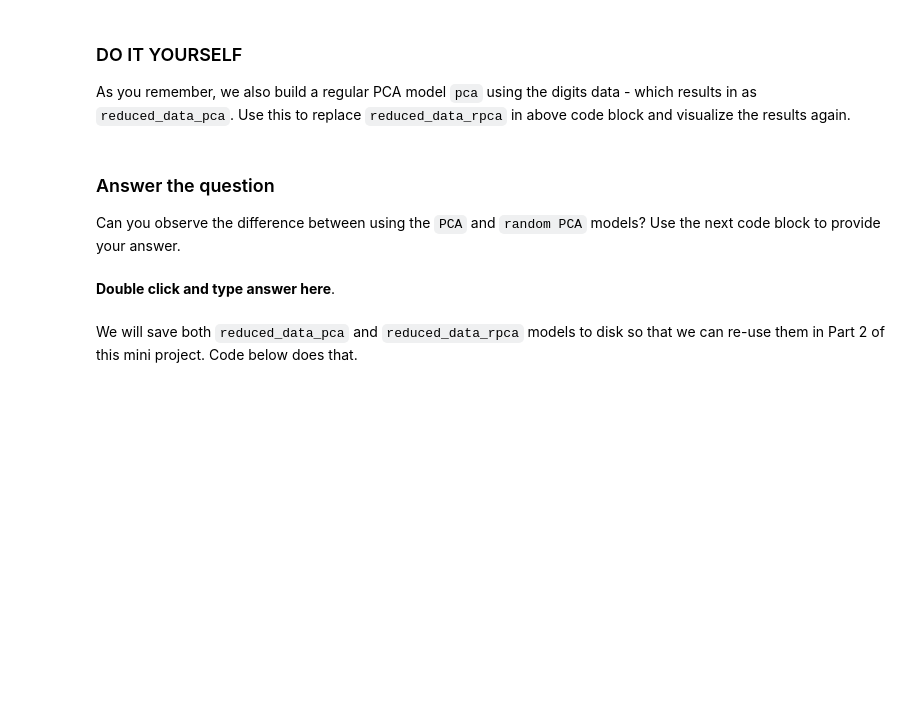
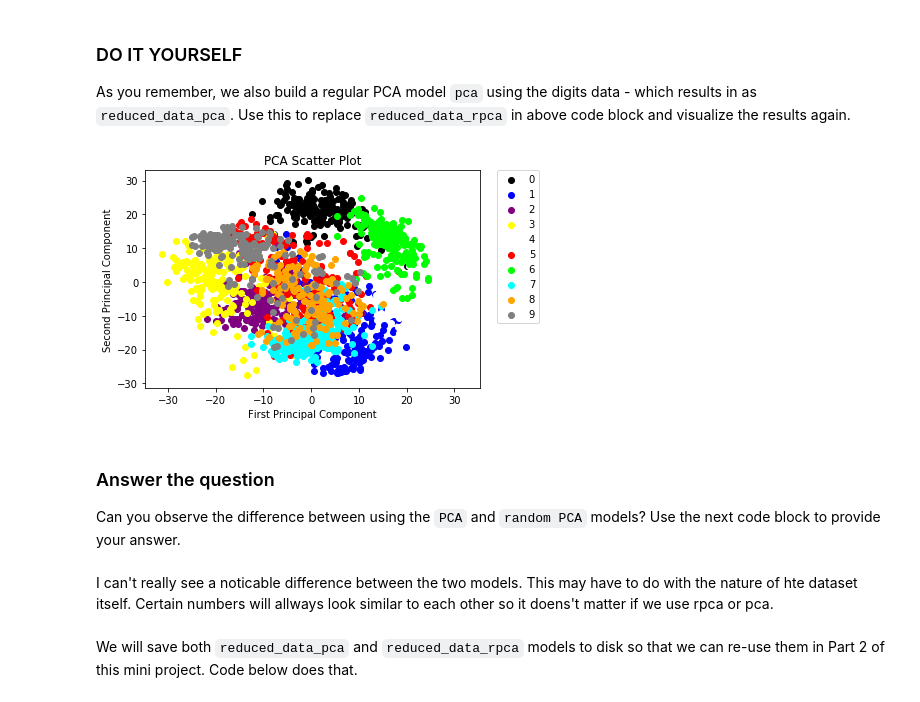
Before and after one commit to BA545-SP2019/ba545-week3-Kerry-Clarke, a Jupyter notebook: Mini_project_2_MNIST_analysis_pt1.ipynb, the cells around one changed output. Saved outputs shown, nothing was run; the diff lists cells and outputs as text; code cells hidden in the pictures; blank space fills up the shorter version.

```diff
--- a/Mini_project_2_MNIST_analysis_pt1.ipynb
+++ b/Mini_project_2_MNIST_analysis_pt1.ipynb
@@ -359,7 +360,7 @@ randomized_pca = PCA(n_components=2, svd_solver='randomized')
 
 # Fit and transform the data to the model
 # using the `fit_transform` function and name the result as `reduced_data_rpca`
-reduced_data_rpca = PCA.fit_transform([randomized_pca])
+reduced_data_rpca = randomized_pca.fit_transform(digits.data,y=None)
 
 # Create a regular PCA model
 # name the model as `pca`, using the `PCA` function with the parameter of `n_components` set to 2
@@ -367,7 +368,7 @@ pca = PCA(n_components=2)
 
 # Fit and transform the data to the model
 # using the `fit_transform` function and name the result as `reduced_data_pca`
-reduced_data_pca = fit_transform(pca)
+reduced_data_pca = pca.fit_transform(digits.data, y=None)
 
 # Inspect the shape of `reduced_data_pca`
 print(reduced_data_pca.shape)
@@ -427,33 +444,37 @@ As you remember, we also build a regular PCA model `pca` using the digits data -
 # %%
 # complete the code below
 # you will use the same `colors` list so you do not have to define it again
 
 
 # We are using the two components in the `randomized_pca` model as x-axis and y-axis in the plot
 # Note that we are plotting the data points, not the original figures
 # The distance in the plot actually means the distance between the data points
 # i.e. two data points of class (0) should be close to each other
-
+for i in range(len(colors)):
     # x-axis is the first component in `reduced_data_pca` model
     # and the color is corresponding to class, e.g., 0 is `black`
-
-    # x-axis is the second component in `reduced_data_pca` model
-
+    # y-axis is the second component in `reduced_data_pca` model
+    x = reduced_data_pca[:, 0][digits.target == i]
+    y = reduced_data_pca[:, 1][digits.target == i]
     # plot it out
-
+    plt.scatter(x, y, c=colors[i])
 # add legend as class names
-
+plt.legend(digits.target_names, bbox_to_anchor=(1.05, 1), loc=2, borderaxespad=0.)
 # add x-axis name as 'First Principal Component'
-
+plt.xlabel('First Principal Component')
 # add y-axis name as 'Second Principal Component'
-
+plt.ylabel('Second Principal Component')
 # add title of plot as "PCA Scatter Plot"
+plt.title('PCA Scatter Plot')
+plt.show()
+# %% [output]
+[figure, added]
 # %% [markdown]
 ### Answer the question
 
 Can you observe the difference between using the `PCA` and `random PCA` models? Use the next code block to provide your answer.
-# %% [markdown]
-__Double click and type answer here__.
+# %% [markdown]
+I can't really see a noticable difference between the two models. This may have to do with the nature of hte dataset itself. Certain numbers will allways look similar to each other so it doens't matter if we use rpca or pca.
 # %% [markdown]
 We will save both `reduced_data_pca` and `reduced_data_rpca` models to disk so that we can re-use them in Part 2 of this mini project. Code below does that.
 # %%
```
Also changed, not shown: parts of 5 cells of this notebook.
